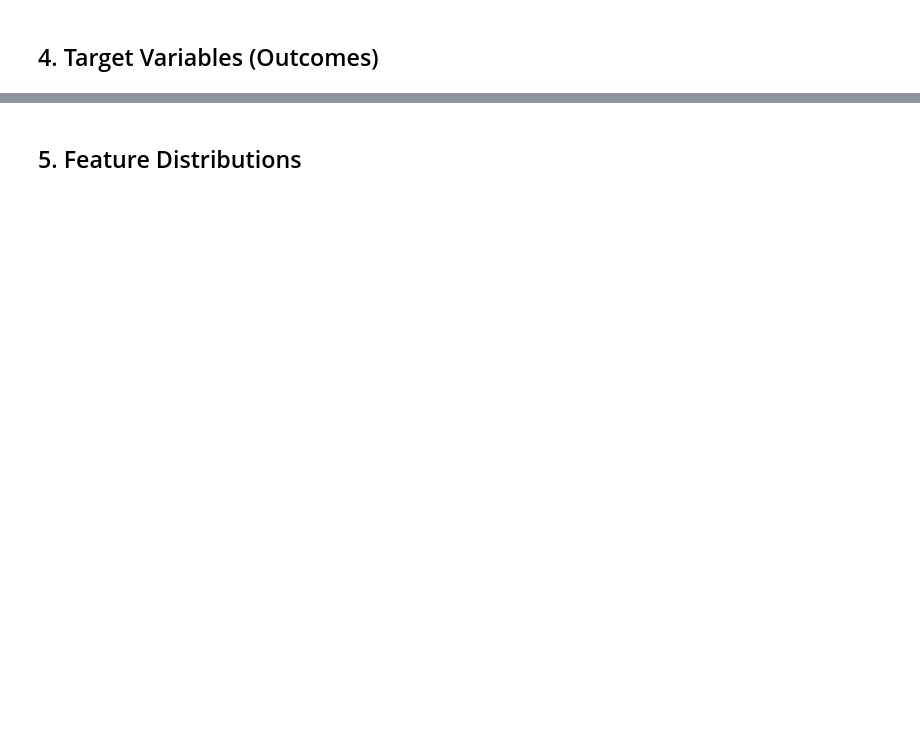
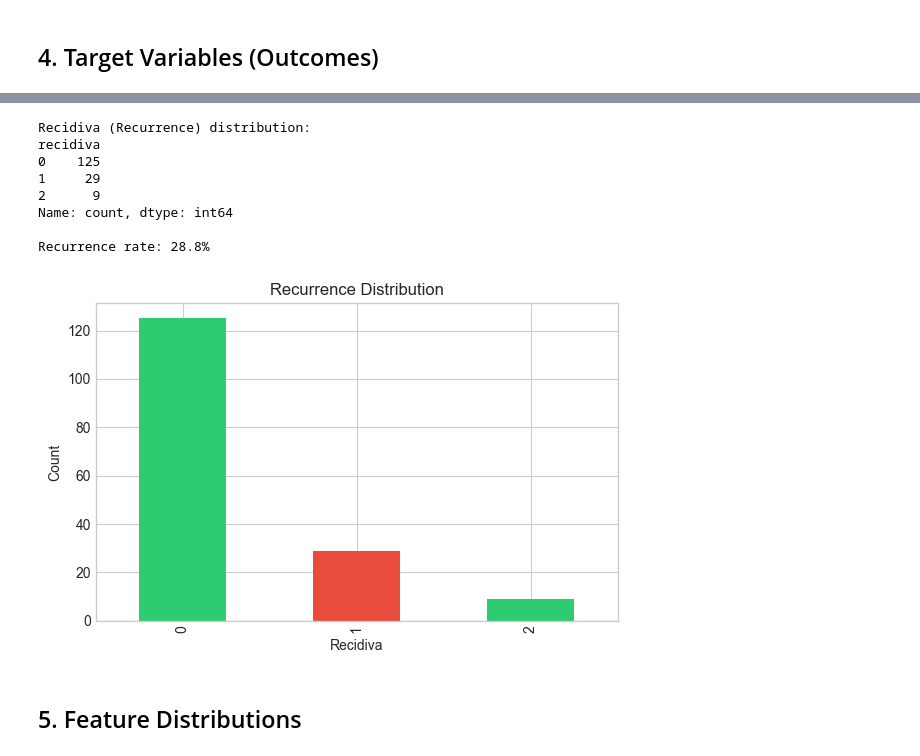
Before and after one commit to kasaandras/hackathon, a Jupyter notebook: notebooks/01_eda.ipynb, the cells around one changed output, grey strips where cells are left out. Cells and saved outputs as stored; diff of their text form; code cells hidden in the pictures; blank space fills up the shorter version.

```diff
--- a/notebooks/01_eda.ipynb
+++ b/notebooks/01_eda.ipynb
@@ -116,18 +206,28 @@ for col in df.columns:
 # %%
 # Analyze 'recidiva' (recurrence) if it exists
 if 'recidiva' in df.columns:
     print("Recidiva (Recurrence) distribution:")
-    print(df['recidiva'].value_counts())
+    print(df['recidiva'].value_counts(dropna=False))
     print(f"\nRecurrence rate: {df['recidiva'].mean()*100:.1f}%")
 
     fig, ax = plt.subplots(figsize=(6, 4))
-    df['recidiva'].value_counts().plot(kind='bar', ax=ax, color=['#2ecc71', '#e74c3c'])
+    counts = df['recidiva'].value_counts()
+    counts.plot(kind='bar', ax=ax, color=['#2ecc71', '#e74c3c'][:len(counts)])
     ax.set_xlabel('Recidiva')
     ax.set_ylabel('Count')
     ax.set_title('Recurrence Distribution')
-    ax.set_xticklabels(['No Recurrence', 'Recurrence'], rotation=0)
     plt.tight_layout()
     plt.show()
+# %% [output]
+Recidiva (Recurrence) distribution:
+recidiva
+0    125
+1     29
+2      9
+Name: count, dtype: int64
+
+Recurrence rate: 28.8%
+[figure, added]
 # %% [markdown]
 ## 5. Feature Distributions
 # %%
```
Also changed, not shown: parts of 14 cells of this notebook.
